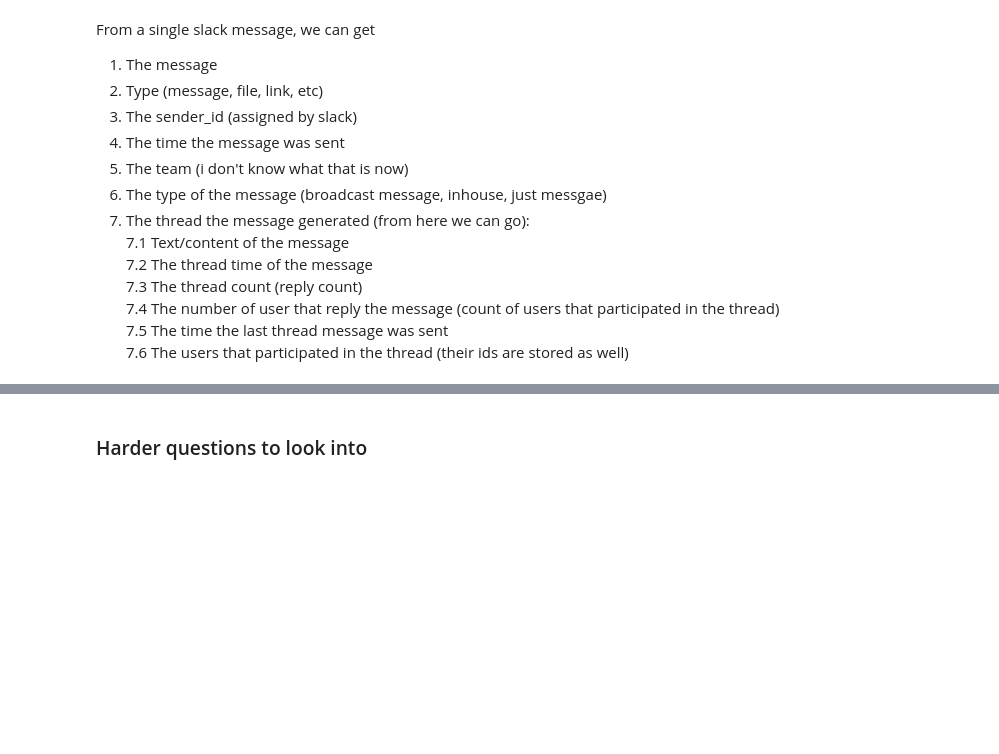
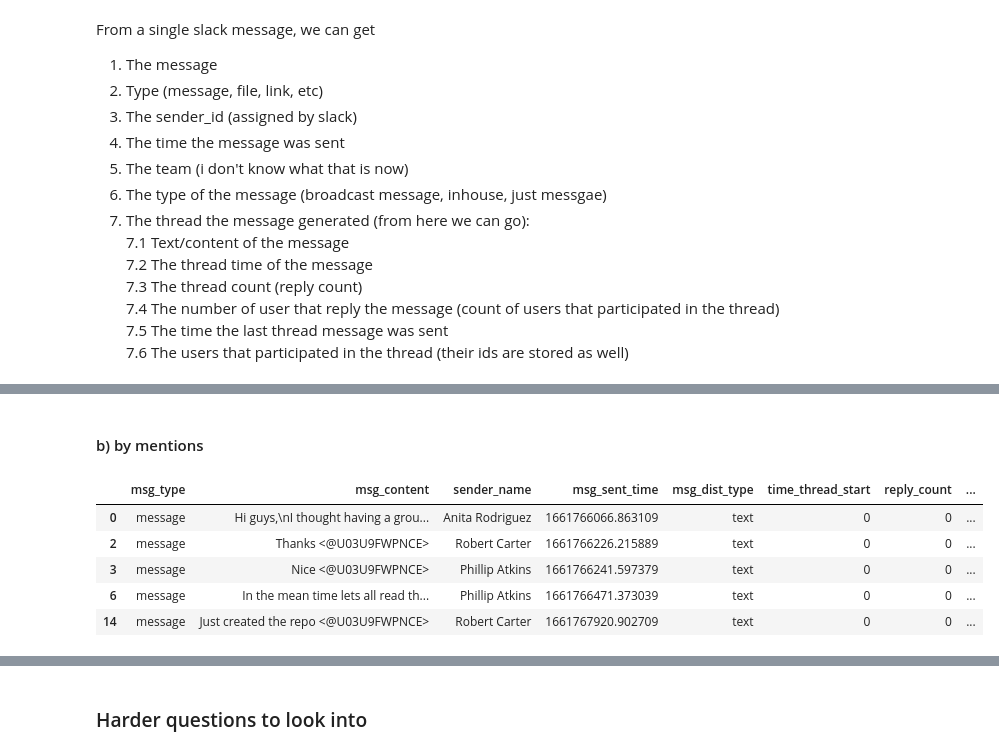
Before and after one commit to bkaggle/Slack_message_analysis, a Jupyter notebook: notebooks/parse_slack_data.ipynb, the cells around one changed output, grey strips where cells are left out. Cells and saved outputs as stored; diff of their text form; code cells hidden in the pictures; blank space fills up the shorter version.

```diff
--- a/notebooks/parse_slack_data.ipynb
+++ b/notebooks/parse_slack_data.ipynb
@@ -258,0 +105,23 @@ Below are some useful questions to answer. Feel free to explore to answer other
+# %%
+### Parsing Data
+data_directory = os.path.join(rpath, "data")
+slack_data_loader = SlackDataLoader(data_directory)
+# List all directories in the 'data' directory
+directories = [d for d in os.listdir(data_directory) if os.path.isdir(os.path.join(data_directory, d))]
+
+
+dfs_by_directory = []
+
+# Iterate through each directory
+for directory in directories:
+    directory_path = os.path.join(data_directory, directory)
+    df_directory = slack_data_loader.slack_parser(directory_path)
+
+    # Add a 'directory' column to identify the source directory
+    df_directory['directory'] = directory
+
+    # Append the DataFrame to the list
+    dfs_by_directory.append(df_directory)
+
+# Concatenate all DataFrames into a single DataFrame
+slack_parser_df = pd.concat(dfs_by_directory, ignore_index=True)
@@ -258,0 +166,12 @@ Below are some useful questions to answer. Feel free to explore to answer other
+# %% [markdown]
+#### b) by mentions
+# %%
+filtered_df = slack_parser_df[slack_parser_df['msg_content'].str.contains('@U', regex=True)]
+filtered_df.head(5)
+# %% [output]
+|  | msg_type | msg_content | sender_name | msg_sent_time | msg_dist_type | time_thread_start | reply_count | ... |
+| 0 | message | Hi guys,\nI thought having a grou... | Anita Rodriguez | 1661766066.863109 | text | 0 | 0 | ... |
+| 2 | message | Thanks <@U03U9FWPNCE> | Robert Carter | 1661766226.215889 | text | 0 | 0 | ... |
+| 3 | message | Nice <@U03U9FWPNCE> | Phillip Atkins | 1661766241.597379 | text | 0 | 0 | ... |
+| 6 | message | In the mean time lets all read th... | Phillip Atkins | 1661766471.373039 | text | 0 | 0 | ... |
+| 14 | message | Just created the repo <@U03U9FWPNCE> | Robert Carter | 1661767920.902709 | text | 0 | 0 | ... |
```
Also changed, not shown: parts of 24 cells of this notebook, 1 other file.
